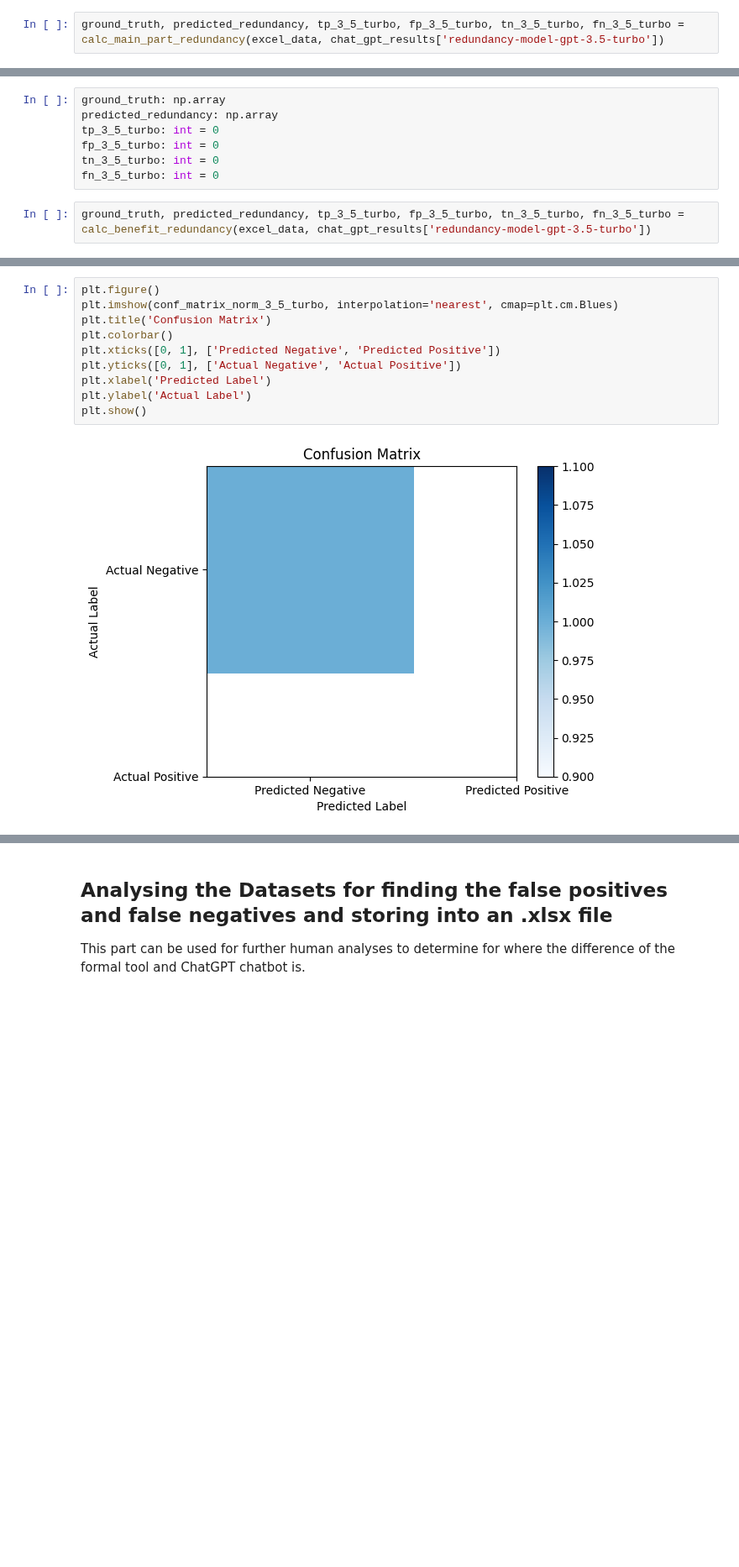
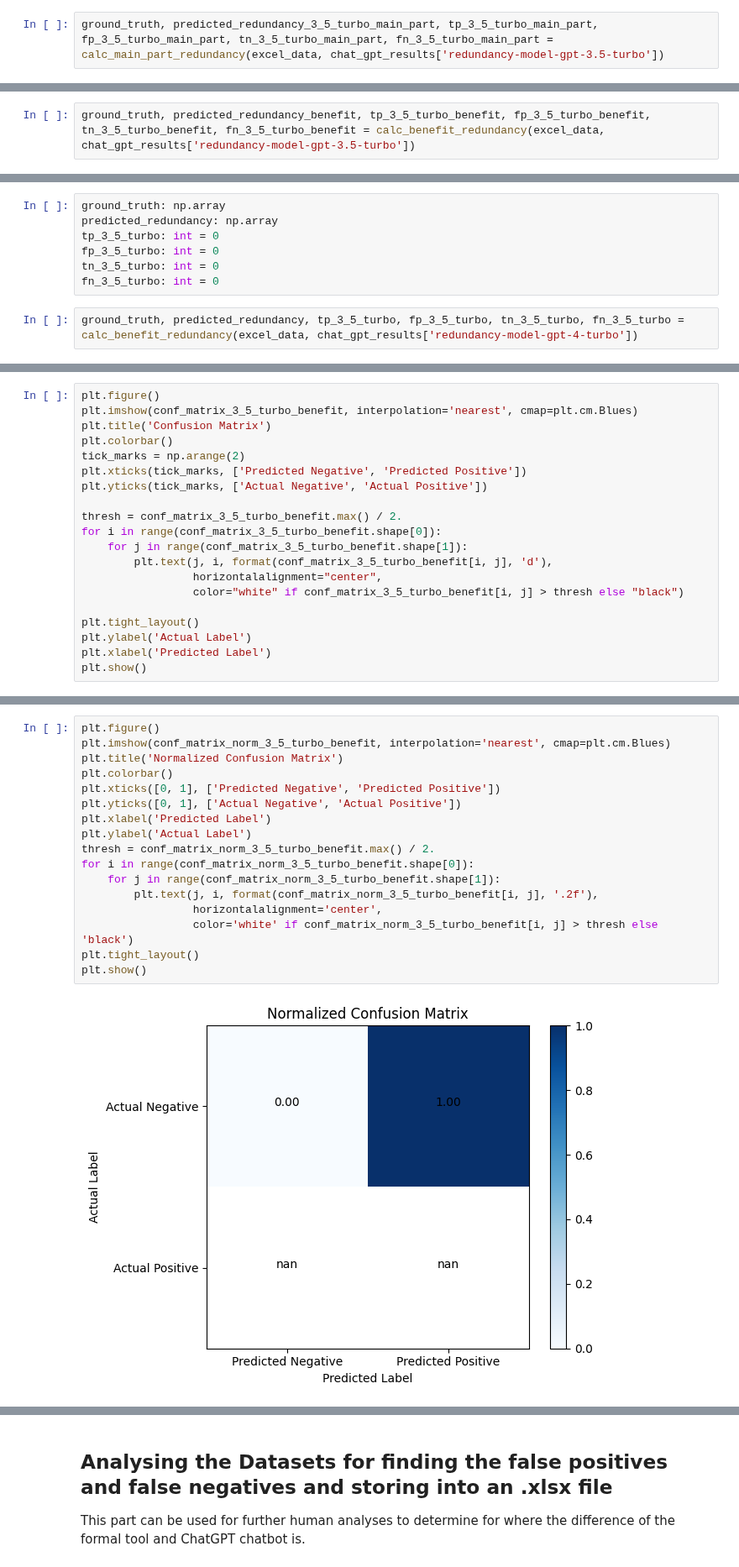
Before and after one commit to SoftwareStackLukas/LLMbasedRedundancyAnalysis, a Jupyter notebook: redundanciesbyannotations/redundant_main_part_benefit_results.ipynb, the cells around one changed output, grey strips where cells are left out. Shown at 84% size. Cells and saved outputs as stored; diff of their text form; blank space fills up the shorter version.

```diff
--- a/redundanciesbyannotations/redundant_main_part_benefit_results.ipynb
+++ b/redundanciesbyannotations/redundant_main_part_benefit_results.ipynb
@@ -180,3 +180,3 @@ fn_3_5_turbo: int = 0
 # %%
-ground_truth, predicted_redundancy, tp_3_5_turbo, fp_3_5_turbo, tn_3_5_turbo, fn_3_5_turbo = calc_main_part_redundancy(excel_data, chat_gpt_results['redundancy-model-gpt-3.5-turbo'])
+ground_truth, predicted_redundancy_3_5_turbo_main_part, tp_3_5_turbo_main_part, fp_3_5_turbo_main_part, tn_3_5_turbo_main_part, fn_3_5_turbo_main_part = calc_main_part_redundancy(excel_data, chat_gpt_results['redundancy-model-gpt-3.5-turbo'])
 # %%
@@ -285,0 +323,2 @@ plt.show()
+# %%
+ground_truth, predicted_redundancy_benefit, tp_3_5_turbo_benefit, fp_3_5_turbo_benefit, tn_3_5_turbo_benefit, fn_3_5_turbo_benefit = calc_benefit_redundancy(excel_data, chat_gpt_results['redundancy-model-gpt-3.5-turbo'])
@@ -293,5 +608,5 @@ fp_3_5_turbo: int = 0
 tn_3_5_turbo: int = 0
 fn_3_5_turbo: int = 0
 # %%
-ground_truth, predicted_redundancy, tp_3_5_turbo, fp_3_5_turbo, tn_3_5_turbo, fn_3_5_turbo = calc_benefit_redundancy(excel_data, chat_gpt_results['redundancy-model-gpt-3.5-turbo'])
+ground_truth, predicted_redundancy, tp_3_5_turbo, fp_3_5_turbo, tn_3_5_turbo, fn_3_5_turbo = calc_benefit_redundancy(excel_data, chat_gpt_results['redundancy-model-gpt-4-turbo'])
 # %%
@@ -386,0 +703,20 @@ plt.show()
+# %%
+plt.figure()
+plt.imshow(conf_matrix_3_5_turbo_benefit, interpolation='nearest', cmap=plt.cm.Blues)
+plt.title('Confusion Matrix')
+plt.colorbar()
+tick_marks = np.arange(2)
+plt.xticks(tick_marks, ['Predicted Negative', 'Predicted Positive'])
+plt.yticks(tick_marks, ['Actual Negative', 'Actual Positive'])
+
+thresh = conf_matrix_3_5_turbo_benefit.max() / 2.
+for i in range(conf_matrix_3_5_turbo_benefit.shape[0]):
+    for j in range(conf_matrix_3_5_turbo_benefit.shape[1]):
+        plt.text(j, i, format(conf_matrix_3_5_turbo_benefit[i, j], 'd'),
+                 horizontalalignment="center",
+                 color="white" if conf_matrix_3_5_turbo_benefit[i, j] > thresh else "black")
+
+plt.tight_layout()
+plt.ylabel('Actual Label')
+plt.xlabel('Predicted Label')
+plt.show()
@@ -387,12 +725,19 @@ plt.show()
 # %%
 plt.figure()
-plt.imshow(conf_matrix_norm_3_5_turbo, interpolation='nearest', cmap=plt.cm.Blues)
-plt.title('Confusion Matrix')
+plt.imshow(conf_matrix_norm_3_5_turbo_benefit, interpolation='nearest', cmap=plt.cm.Blues)
+plt.title('Normalized Confusion Matrix')
 plt.colorbar()
 plt.xticks([0, 1], ['Predicted Negative', 'Predicted Positive'])
 plt.yticks([0, 1], ['Actual Negative', 'Actual Positive'])
 plt.xlabel('Predicted Label')
 plt.ylabel('Actual Label')
+thresh = conf_matrix_norm_3_5_turbo_benefit.max() / 2.
+for i in range(conf_matrix_norm_3_5_turbo_benefit.shape[0]):
+    for j in range(conf_matrix_norm_3_5_turbo_benefit.shape[1]):
+        plt.text(j, i, format(conf_matrix_norm_3_5_turbo_benefit[i, j], '.2f'),
+                 horizontalalignment='center',
+                 color='white' if conf_matrix_norm_3_5_turbo_benefit[i, j] > thresh else 'black')
+plt.tight_layout()
 plt.show()
 # %% [output]
-[figure, old version]
+[figure, new version]
```
Also changed, not shown: parts of 60 cells of this notebook, 2 other files.
